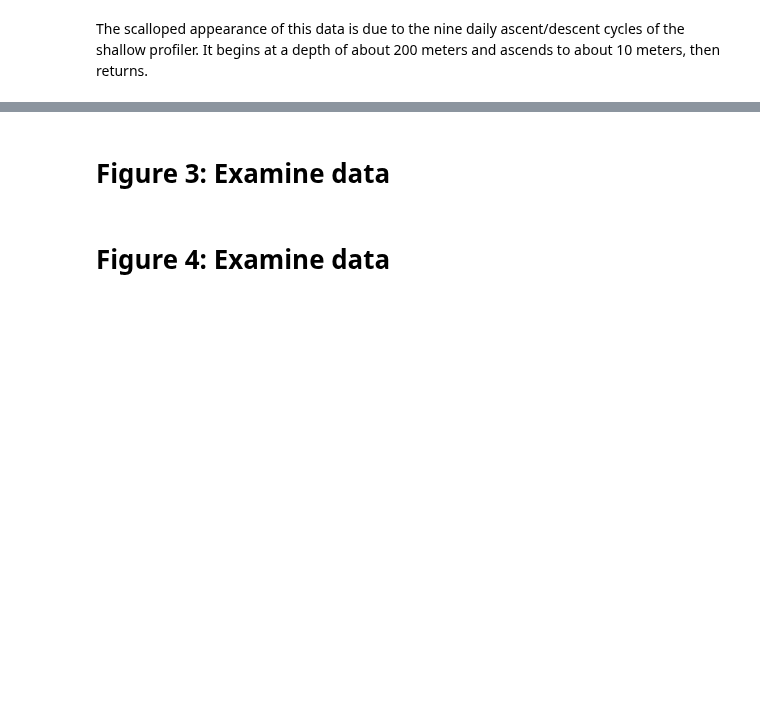
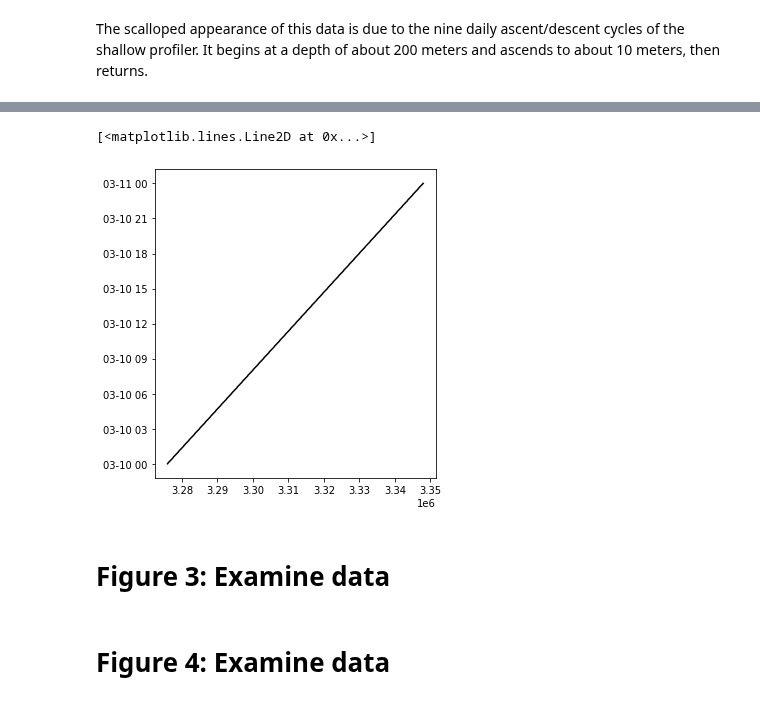
Before and after one commit to robfatland/ocean, a Jupyter notebook: DataQualityGuideNotebook.ipynb, the cells around one changed output, grey strips where cells are left out. Drawn from its saved outputs; the diff is of its cells as text; code cells hidden in the pictures; blank space fills up the shorter version.

```diff
--- a/DataQualityGuideNotebook.ipynb
+++ b/DataQualityGuideNotebook.ipynb
@@ -262,6 +203,9 @@ might indicate the fluorometer went offline for some time, for example.
 # %%
 fig, axs = plt.subplots(figsize=(5, 5), tight_layout=True)
-axs.plot(DMar10.obs, DMar10.time, color='k')
+axs.plot(DA.obs, DA.time, color='k')
+# %% [output]
+[<matplotlib.lines.Line2D at 0x...>]
+[figure, added]
 # %% [markdown]
 # Figure 3: Examine data
 # %% [markdown]
```
Also changed, not shown: parts of 21 cells of this notebook.
